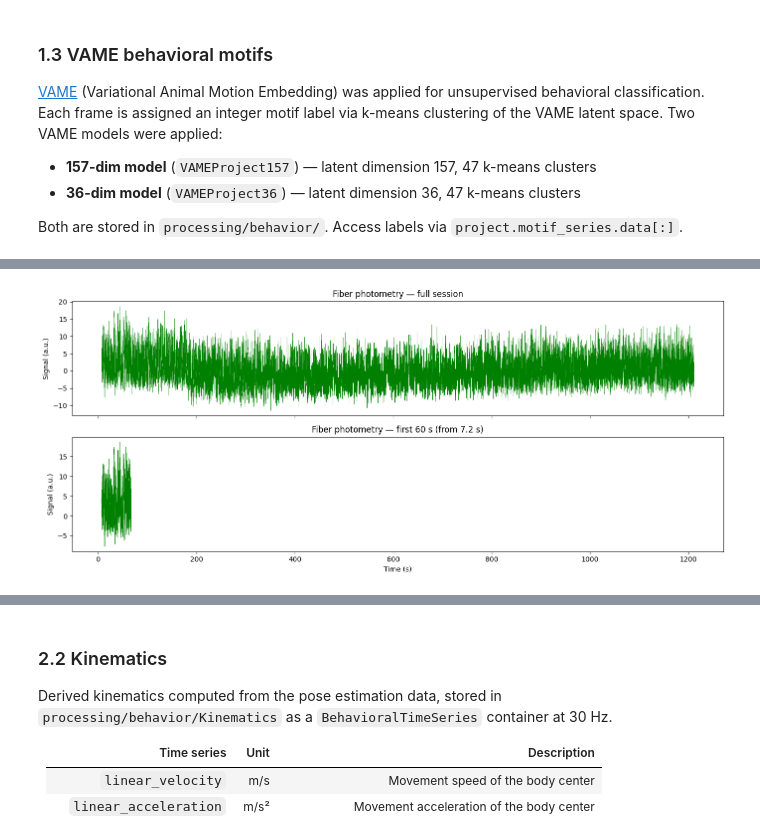
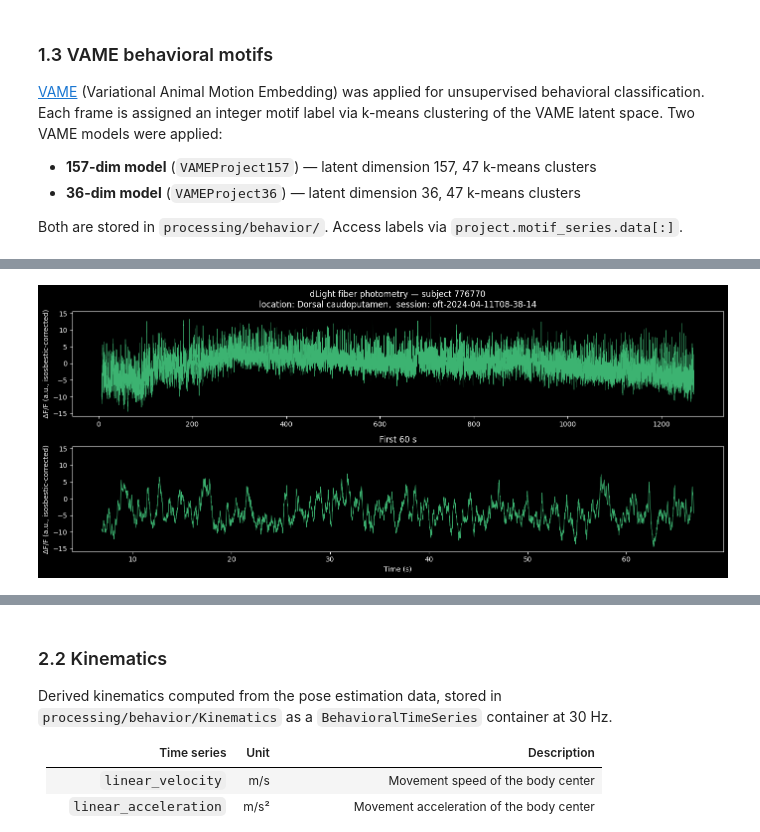
Before and after one commit to catalystneuro/meletis-lab-to-nwb, a Jupyter notebook: src/meletis_lab_to_nwb/tutorials/open_field_test_demo.ipynb, the cells around one changed output, grey strips where cells are left out. Drawn from its saved outputs; the diff is of its cells as text; code cells hidden in the pictures.

```diff
--- a/src/meletis_lab_to_nwb/tutorials/open_field_test_demo.ipynb
+++ b/src/meletis_lab_to_nwb/tutorials/open_field_test_demo.ipynb
@@ -392,5 +212,5 @@ and derived kinematics.
 # %%
-nwb_path_fp = "../../../nwb_output/open_field_test/sub-687662/sub-687662_ses-tmaze-2023-05-05T13-09-53.nwb"
+nwb_path_fp = "../../../nwb_output/open_field_test/sub-776770/sub-776770_ses-oft-2024-04-11T08-38-14.nwb"
 
 io2 = NWBHDF5IO(nwb_path_fp, mode="r")
 nwbfile2 = io2.read()
@@ -427,7 +250,7 @@ sampled at ~60 Hz.
 **Note:** Timestamps start at ~5–8 s due to system warm-up. Video and FP clocks are
 synchronized by Bonsai at session start.
 # %%
-fp = nwbfile2.processing["ophys"]["DfOverFFiberPhotometryResponseSeries"]
+fp = nwbfile2.processing["ophys"]["FiberPhotometrySeriesDfOverF"]
 signal = fp.data[:]
 timestamps = fp.timestamps[:]
 
@@ -445,18 +278,23 @@ print(f"Emission wavelength:   {fp_table['emission_wavelength_in_nm'][0]} nm")
 # %%
-fig, axes = plt.subplots(2, 1, figsize=(14, 6), sharex=True)
+fp_table = nwbfile2.lab_meta_data["fiber_photometry"].fiber_photometry_table
 
-axes[0].plot(timestamps, signal, linewidth=0.3, color="green")
-axes[0].set_ylabel("Signal (a.u.)")
-axes[0].set_title("Fiber photometry — full session")
+fig, axes = plt.subplots(2, 1, figsize=(14, 6), sharey=True)
 
-t_start, t_end = timestamps[0], min(timestamps[0] + 60, timestamps[-1])
-mask = (timestamps >= t_start) & (timestamps <= t_end)
-axes[1].plot(timestamps[mask], signal[mask], linewidth=0.5, color="green")
+axes[0].plot(timestamps, signal, linewidth=0.5, color="mediumseagreen")
+axes[0].set_ylabel("ΔF/F (a.u., isosbestic-corrected)")
+axes[0].set_title(
+    f"dLight fiber photometry — subject {nwbfile2.subject.subject_id}\n"
+    f"location: {fp_table['location'][0]},  session: {nwbfile2.session_id}"
+)
+
+t_end = min(timestamps[0] + 60, timestamps[-1])
+mask = timestamps <= t_end
+axes[1].plot(timestamps[mask], signal[mask], linewidth=0.8, color="mediumseagreen")
 axes[1].set_xlabel("Time (s)")
-axes[1].set_ylabel("Signal (a.u.)")
-axes[1].set_title(f"Fiber photometry — first 60 s (from {t_start:.1f} s)")
+axes[1].set_ylabel("ΔF/F (a.u., isosbestic-corrected)")
+axes[1].set_title("First 60 s")
 
 plt.tight_layout()
 plt.show()
 # %% [output]
-[figure, old version]
+[figure, new version]
```
Also changed, not shown: parts of 16 cells of this notebook.
